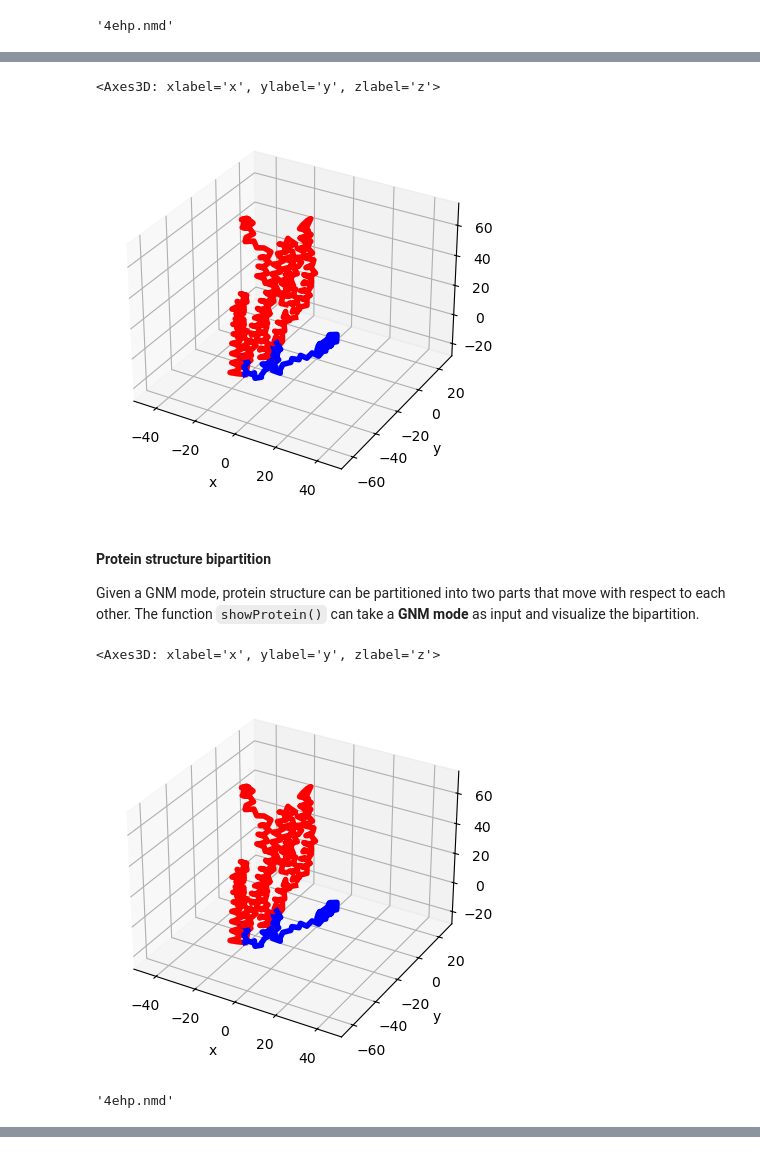
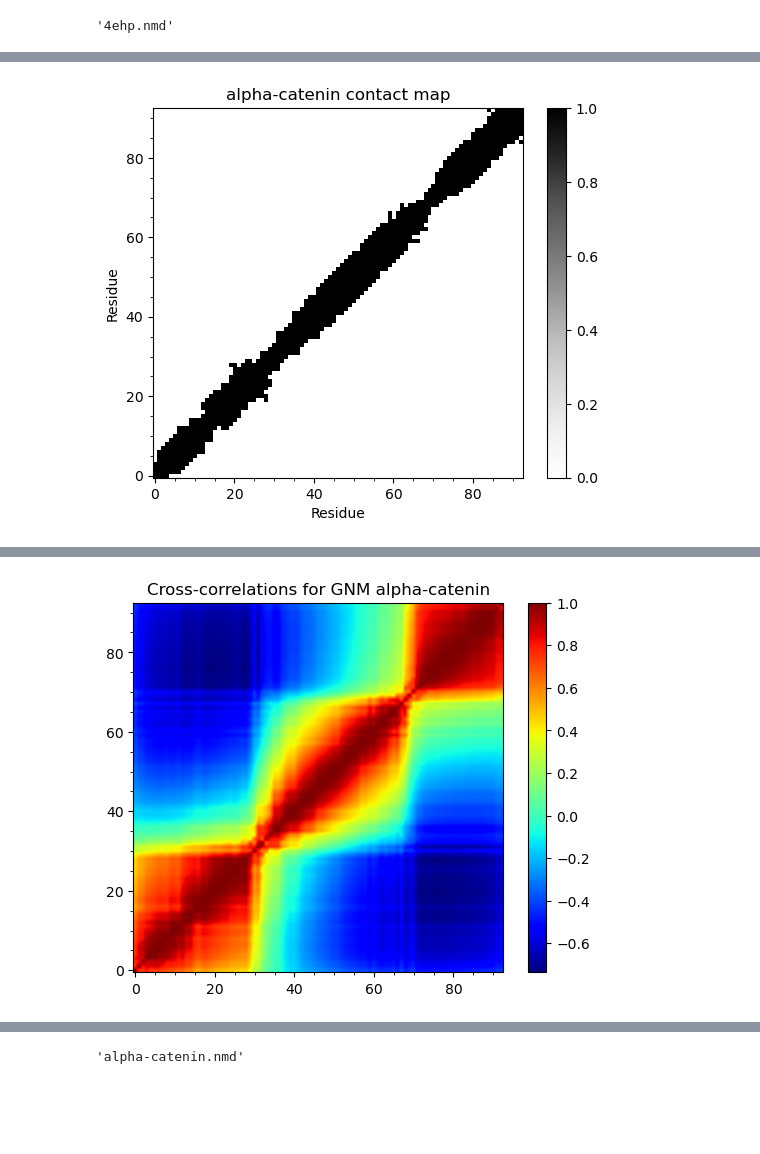
Before and after one commit to smouline/alphacatenin, a Jupyter notebook: 4ehp_nma.ipynb, the cells around one changed output, grey strips where cells are left out. Drawn from its saved outputs; the diff is of its cells as text; code cells hidden in the pictures; blank space fills up the shorter version.

```diff
--- a/4ehp_nma.ipynb
+++ b/4ehp_nma.ipynb
@@ -142,18 +92,5 @@ showSqFlucts(gnm[0], hinges=True)
-# %%
-showProtein(c_alphas, mode=gnm[0])
-# %% [output]
-<Axes3D: xlabel='x', ylabel='y', zlabel='z'>
-[figure, removed]
-# %% [markdown]
-#### Protein structure bipartition
-Given a GNM mode, protein structure can be partitioned into two parts that move with respect to each other. The function `showProtein()` can take a __GNM mode__ as input and visualize the bipartition.
-# %%
-showProtein(c_alphas, mode=gnm[0])
-# %% [output]
-<Axes3D: xlabel='x', ylabel='y', zlabel='z'>
-[figure, removed]
-# %%
-# saving nmd file
-writeNMD('4ehp.nmd', gnm[:3], c_alphas)
-# %% [output]
-'4ehp.nmd'
+# %%
+c_alphas = cat_vin.select('calpha and chain B')
+gnm = GNM(name='alpha-catenin')
+gnm_analyze(gnm, c_alphas, 'alpha-catenin')
+# %% [output]
@@ -159,0 +101 @@ writeNMD('4ehp.nmd', gnm[:3], c_alphas)
+[figure, added]
@@ -159,0 +104 @@ writeNMD('4ehp.nmd', gnm[:3], c_alphas)
+[figure, added]
@@ -159,0 +108 @@ writeNMD('4ehp.nmd', gnm[:3], c_alphas)
+'alpha-catenin.nmd'
```
Also changed, not shown: parts of 14 cells of this notebook, 18 other files.
